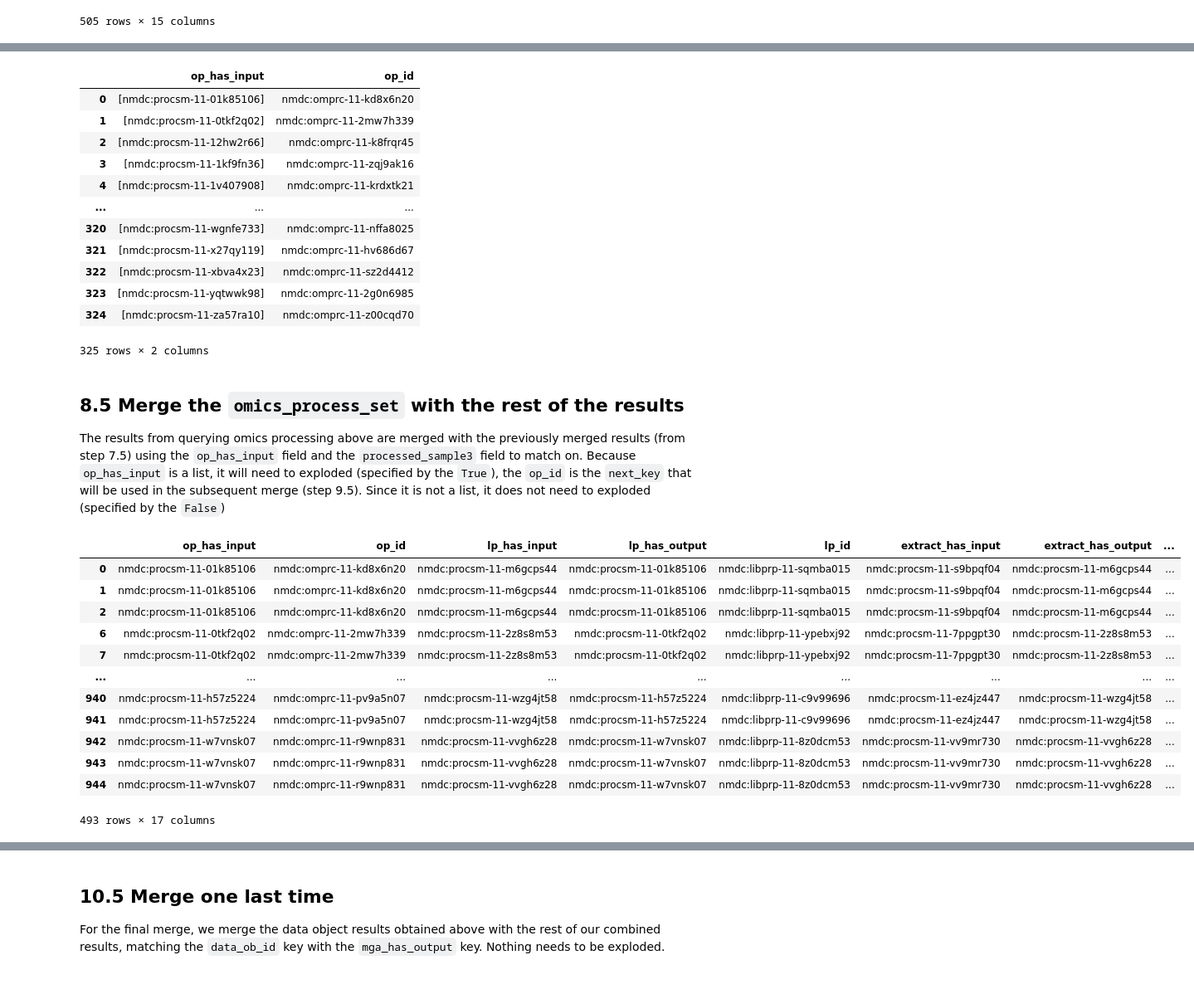
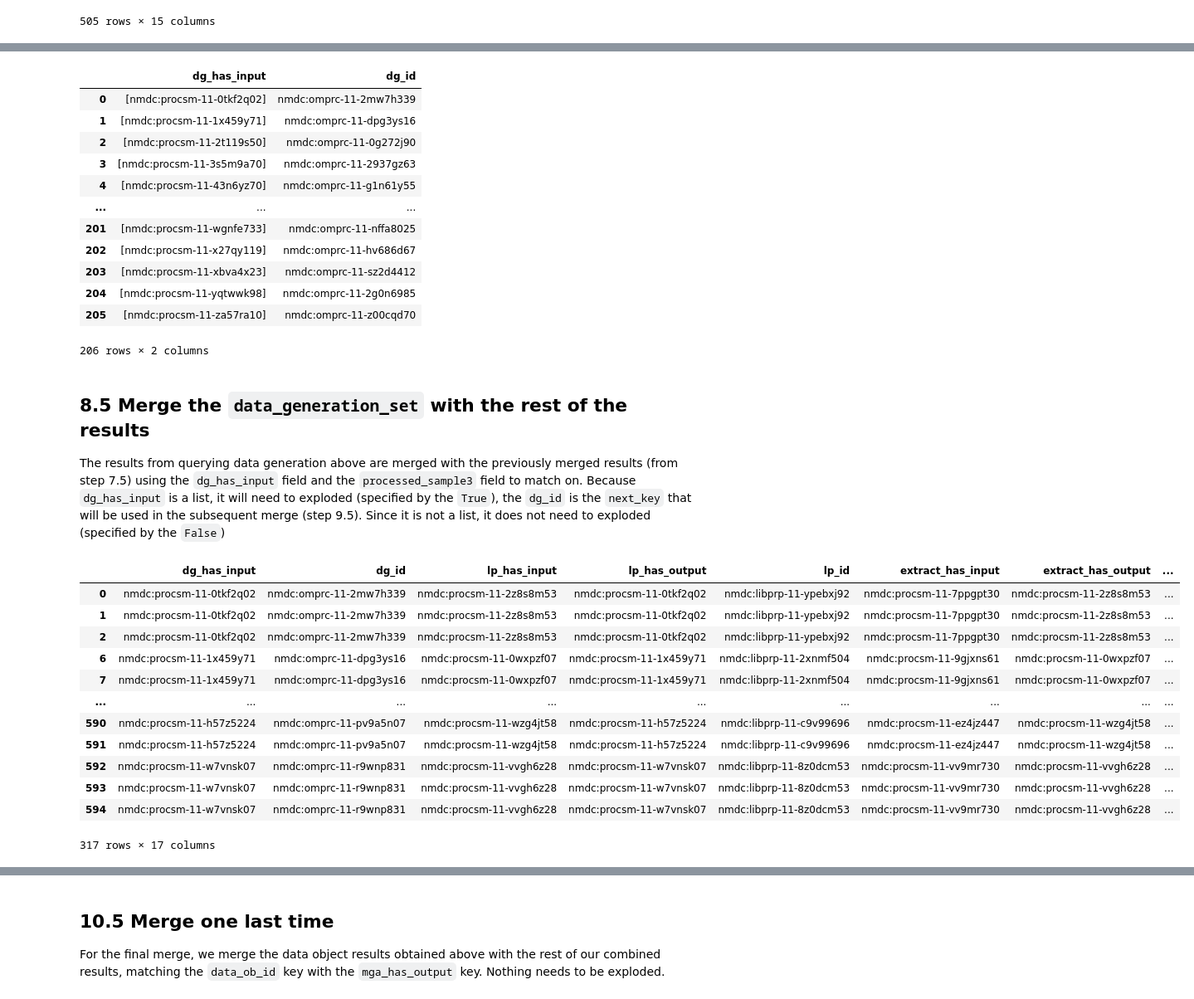
Before and after one commit to microbiomedata/nmdc_notebooks, a Jupyter notebook: taxonomic_dist_by_soil_layer/python/taxonomic_dist_soil_layer.ipynb, the cells around one changed output, grey strips where cells are left out. Shown at 83% size. Drawn from its saved outputs; the diff is of its cells as text; code cells hidden in the pictures.

```diff
--- a/taxonomic_dist_by_soil_layer/python/taxonomic_dist_soil_layer.ipynb
+++ b/taxonomic_dist_by_soil_layer/python/taxonomic_dist_soil_layer.ipynb
@@ -369,7 +371,7 @@ merged_df3
 
 We query the `processed_sample_set` again, but this time using the `extract_has_output` ids to query the set. We only need to return the `processed_sample_set` identifiers.
 # %%
-process_set2 = get_id_results(extraction_set, "extract_has_output", "processed_sample_set", "id", "id")
+process_set2 = get_id_results(extraction_set, "extract_has_output", "processed_sample_set", "nmdc:ProcessedSample", "id", "id")
 
 # clarify names
 for samp in process_set2:
@@ -420,5 +422,5 @@ Using the `processed_sample2` identifiers from the last query as the `has_input`
 # %%
-library_prep_set = get_id_results(process_set2, "processed_sample2", "library_preparation_set", "has_input", "id,has_input,has_output")
+library_prep_set = get_id_results(process_set2, "processed_sample2", "material_processing_set", "nmdc:LibraryPreparation", "has_input", "id,has_input,has_output")
 
 # clarify names
 for prep in library_prep_set:
@@ -469,7 +471,7 @@ merged_df5
 
 For a third, and last time, we query the `processed_sample_set` identifier field using the `lp_has_output` identifiers. We only return the id field (as `processed_sample3`)
 # %%
-process_set3 = get_id_results(library_prep_set, "lp_has_output", "processed_sample_set", "id", "id")
+process_set3 = get_id_results(library_prep_set, "lp_has_output", "processed_sample_set", "nmdc:ProcessedSample", "id", "id")
 
 # clarify keys
 for samp in process_set3:
@@ -520,47 +518,47 @@ Using the third batch of processed sample identifiers, we query the `omics_proce
 # %%
-omics_process_set = get_id_results(process_set3, "processed_sample3", "omics_processing_set", "has_input", "has_input,id")
+data_generation_set = get_id_results(process_set3, "processed_sample3", "data_generation_set", "nmdc:NucleotideSequencing", "has_input", "has_input,id")
 
 # clarify keys
-for op in omics_process_set:
-    op["op_has_input"] = op.pop("has_input")
-    op["op_id"] = op.pop("id")
+for dg in data_generation_set:
+    dg["dg_has_input"] = dg.pop("has_input")
+    dg["dg_id"] = dg.pop("id")
 
 # convert to data frame
-op_df = convert_df(omics_process_set)
-op_df
+dg_df = convert_df(data_generation_set)
+dg_df
 # %% [output]
-|  | op_has_input | op_id |
-| 0 | [nmdc:procsm-11-01k85106] | nmdc:omprc-11-kd8x6n20 |
-| 1 | [nmdc:procsm-11-0tkf2q02] | nmdc:omprc-11-2mw7h339 |
-| 2 | [nmdc:procsm-11-12hw2r66] | nmdc:omprc-11-k8frqr45 |
-| 3 | [nmdc:procsm-11-1kf9fn36] | nmdc:omprc-11-zqj9ak16 |
-| 4 | [nmdc:procsm-11-1v407908] | nmdc:omprc-11-krdxtk21 |
+|  | dg_has_input | dg_id |
+| 0 | [nmdc:procsm-11-0tkf2q02] | nmdc:omprc-11-2mw7h339 |
+| 1 | [nmdc:procsm-11-1x459y71] | nmdc:omprc-11-dpg3ys16 |
+| 2 | [nmdc:procsm-11-2t119s50] | nmdc:omprc-11-0g272j90 |
+| 3 | [nmdc:procsm-11-3s5m9a70] | nmdc:omprc-11-2937gz63 |
+| 4 | [nmdc:procsm-11-43n6yz70] | nmdc:omprc-11-g1n61y55 |
 | ... | ... | ... |
-| 320 | [nmdc:procsm-11-wgnfe733] | nmdc:omprc-11-nffa8025 |
-| 321 | [nmdc:procsm-11-x27qy119] | nmdc:omprc-11-hv686d67 |
-| 322 | [nmdc:procsm-11-xbva4x23] | nmdc:omprc-11-sz2d4412 |
-| 323 | [nmdc:procsm-11-yqtwwk98] | nmdc:omprc-11-2g0n6985 |
-| 324 | [nmdc:procsm-11-za57ra10] | nmdc:omprc-11-z00cqd70 |
+| 201 | [nmdc:procsm-11-wgnfe733] | nmdc:omprc-11-nffa8025 |
+| 202 | [nmdc:procsm-11-x27qy119] | nmdc:omprc-11-hv686d67 |
+| 203 | [nmdc:procsm-11-xbva4x23] | nmdc:omprc-11-sz2d4412 |
+| 204 | [nmdc:procsm-11-yqtwwk98] | nmdc:omprc-11-2g0n6985 |
+| 205 | [nmdc:procsm-11-za57ra10] | nmdc:omprc-11-z00cqd70 |
-325 rows × 2 columns
+206 rows × 2 columns
 # %% [markdown]
-## 8.5 Merge the `omics_process_set` with the rest of the results
+## 8.5 Merge the `data_generation_set` with the rest of the results
 
-The results from querying omics processing above are merged with the previously merged results (from step 7.5) using the `op_has_input` field and the `processed_sample3` field to match on. Because `op_has_input` is a list, it will need to exploded (specified by the `True`), the `op_id` is the `next_key` that will be used in the subsequent merge (step 9.5). Since it is not a list, it does not need to exploded (specified by the `False`)
+The results from querying data generation above are merged with the previously merged results (from step 7.5) using the `dg_has_input` field and the `processed_sample3` field to match on. Because `dg_has_input` is a list, it will need to exploded (specified by the `True`), the `dg_id` is the `next_key` that will be used in the subsequent merge (step 9.5). Since it is not a list, it does not need to exploded (specified by the `False`)
 # %%
-merged_df7 = merge_items(op_df, merged_df6, "op_has_input", "processed_sample3", True, False, "op_id")
+merged_df7 = merge_items(dg_df, merged_df6, "dg_has_input", "processed_sample3", True, False, "dg_id")
 merged_df7
 # %% [output]
-|  | op_has_input | op_id | lp_has_input | lp_has_output | lp_id | extract_has_input | extract_has_output | ... |
-| 0 | nmdc:procsm-11-01k85106 | nmdc:omprc-11-kd8x6n20 | nmdc:procsm-11-m6gcps44 | nmdc:procsm-11-01k85106 | nmdc:libprp-11-sqmba015 | nmdc:procsm-11-s9bpqf04 | nmdc:procsm-11-m6gcps44 | ... |
-| 1 | nmdc:procsm-11-01k85106 | nmdc:omprc-11-kd8x6n20 | nmdc:procsm-11-m6gcps44 | nmdc:procsm-11-01k85106 | nmdc:libprp-11-sqmba015 | nmdc:procsm-11-s9bpqf04 | nmdc:procsm-11-m6gcps44 | ... |
-| 2 | nmdc:procsm-11-01k85106 | nmdc:omprc-11-kd8x6n20 | nmdc:procsm-11-m6gcps44 | nmdc:procsm-11-01k85106 | nmdc:libprp-11-sqmba015 | nmdc:procsm-11-s9bpqf04 | nmdc:procsm-11-m6gcps44 | ... |
-| 6 | nmdc:procsm-11-0tkf2q02 | nmdc:omprc-11-2mw7h339 | nmdc:procsm-11-2z8s8m53 | nmdc:procsm-11-0tkf2q02 | nmdc:libprp-11-ypebxj92 | nmdc:procsm-11-7ppgpt30 | nmdc:procsm-11-2z8s8m53 | ... |
-| 7 | nmdc:procsm-11-0tkf2q02 | nmdc:omprc-11-2mw7h339 | nmdc:procsm-11-2z8s8m53 | nmdc:procsm-11-0tkf2q02 | nmdc:libprp-11-ypebxj92 | nmdc:procsm-11-7ppgpt30 | nmdc:procsm-11-2z8s8m53 | ... |
+|  | dg_has_input | dg_id | lp_has_input | lp_has_output | lp_id | extract_has_input | extract_has_output | ... |
+| 0 | nmdc:procsm-11-0tkf2q02 | nmdc:omprc-11-2mw7h339 | nmdc:procsm-11-2z8s8m53 | nmdc:procsm-11-0tkf2q02 | nmdc:libprp-11-ypebxj92 | nmdc:procsm-11-7ppgpt30 | nmdc:procsm-11-2z8s8m53 | ... |
+| 1 | nmdc:procsm-11-0tkf2q02 | nmdc:omprc-11-2mw7h339 | nmdc:procsm-11-2z8s8m53 | nmdc:procsm-11-0tkf2q02 | nmdc:libprp-11-ypebxj92 | nmdc:procsm-11-7ppgpt30 | nmdc:procsm-11-2z8s8m53 | ... |
+| 2 | nmdc:procsm-11-0tkf2q02 | nmdc:omprc-11-2mw7h339 | nmdc:procsm-11-2z8s8m53 | nmdc:procsm-11-0tkf2q02 | nmdc:libprp-11-ypebxj92 | nmdc:procsm-11-7ppgpt30 | nmdc:procsm-11-2z8s8m53 | ... |
+| 6 | nmdc:procsm-11-1x459y71 | nmdc:omprc-11-dpg3ys16 | nmdc:procsm-11-0wxpzf07 | nmdc:procsm-11-1x459y71 | nmdc:libprp-11-2xnmf504 | nmdc:procsm-11-9gjxns61 | nmdc:procsm-11-0wxpzf07 | ... |
+| 7 | nmdc:procsm-11-1x459y71 | nmdc:omprc-11-dpg3ys16 | nmdc:procsm-11-0wxpzf07 | nmdc:procsm-11-1x459y71 | nmdc:libprp-11-2xnmf504 | nmdc:procsm-11-9gjxns61 | nmdc:procsm-11-0wxpzf07 | ... |
 | ... | ... | ... | ... | ... | ... | ... | ... | ... |
-| 940 | nmdc:procsm-11-h57z5224 | nmdc:omprc-11-pv9a5n07 | nmdc:procsm-11-wzg4jt58 | nmdc:procsm-11-h57z5224 | nmdc:libprp-11-c9v99696 | nmdc:procsm-11-ez4jz447 | nmdc:procsm-11-wzg4jt58 | ... |
-| 941 | nmdc:procsm-11-h57z5224 | nmdc:omprc-11-pv9a5n07 | nmdc:procsm-11-wzg4jt58 | nmdc:procsm-11-h57z5224 | nmdc:libprp-11-c9v99696 | nmdc:procsm-11-ez4jz447 | nmdc:procsm-11-wzg4jt58 | ... |
-| 942 | nmdc:procsm-11-w7vnsk07 | nmdc:omprc-11-r9wnp831 | nmdc:procsm-11-vvgh6z28 | nmdc:procsm-11-w7vnsk07 | nmdc:libprp-11-8z0dcm53 | nmdc:procsm-11-vv9mr730 | nmdc:procsm-11-vvgh6z28 | ... |
-| 943 | nmdc:procsm-11-w7vnsk07 | nmdc:omprc-11-r9wnp831 | nmdc:procsm-11-vvgh6z28 | nmdc:procsm-11-w7vnsk07 | nmdc:libprp-11-8z0dcm53 | nmdc:procsm-11-vv9mr730 | nmdc:procsm-11-vvgh6z28 | ... |
-| 944 | nmdc:procsm-11-w7vnsk07 | nmdc:omprc-11-r9wnp831 | nmdc:procsm-11-vvgh6z28 | nmdc:procsm-11-w7vnsk07 | nmdc:libprp-11-8z0dcm53 | nmdc:procsm-11-vv9mr730 | nmdc:procsm-11-vvgh6z28 | ... |
+| 590 | nmdc:procsm-11-h57z5224 | nmdc:omprc-11-pv9a5n07 | nmdc:procsm-11-wzg4jt58 | nmdc:procsm-11-h57z5224 | nmdc:libprp-11-c9v99696 | nmdc:procsm-11-ez4jz447 | nmdc:procsm-11-wzg4jt58 | ... |
+| 591 | nmdc:procsm-11-h57z5224 | nmdc:omprc-11-pv9a5n07 | nmdc:procsm-11-wzg4jt58 | nmdc:procsm-11-h57z5224 | nmdc:libprp-11-c9v99696 | nmdc:procsm-11-ez4jz447 | nmdc:procsm-11-wzg4jt58 | ... |
+| 592 | nmdc:procsm-11-w7vnsk07 | nmdc:omprc-11-r9wnp831 | nmdc:procsm-11-vvgh6z28 | nmdc:procsm-11-w7vnsk07 | nmdc:libprp-11-8z0dcm53 | nmdc:procsm-11-vv9mr730 | nmdc:procsm-11-vvgh6z28 | ... |
+| 593 | nmdc:procsm-11-w7vnsk07 | nmdc:omprc-11-r9wnp831 | nmdc:procsm-11-vvgh6z28 | nmdc:procsm-11-w7vnsk07 | nmdc:libprp-11-8z0dcm53 | nmdc:procsm-11-vv9mr730 | nmdc:procsm-11-vvgh6z28 | ... |
+| 594 | nmdc:procsm-11-w7vnsk07 | nmdc:omprc-11-r9wnp831 | nmdc:procsm-11-vvgh6z28 | nmdc:procsm-11-w7vnsk07 | nmdc:libprp-11-8z0dcm53 | nmdc:procsm-11-vv9mr730 | nmdc:procsm-11-vvgh6z28 | ... |
-493 rows × 17 columns
+317 rows × 17 columns
 # %% [markdown]
```
Also changed, not shown: parts of 32 cells of this notebook.
